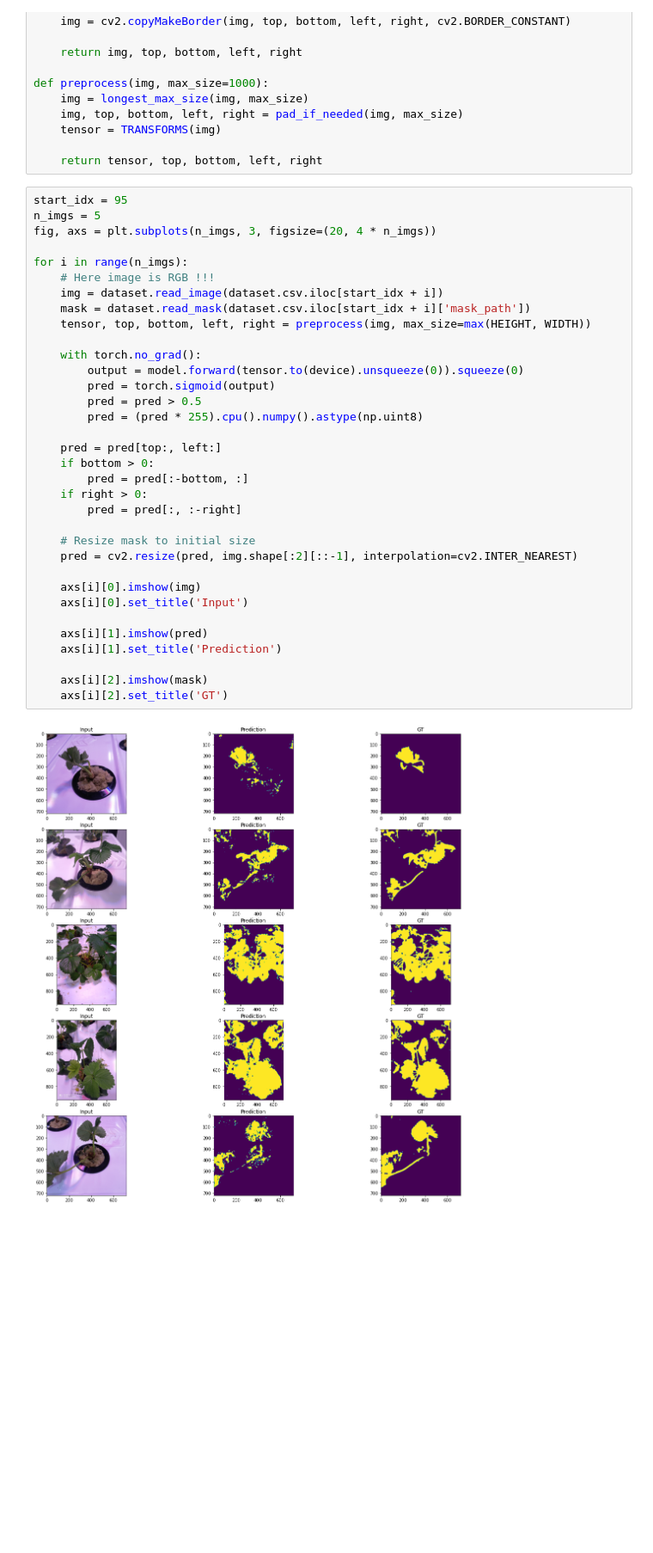
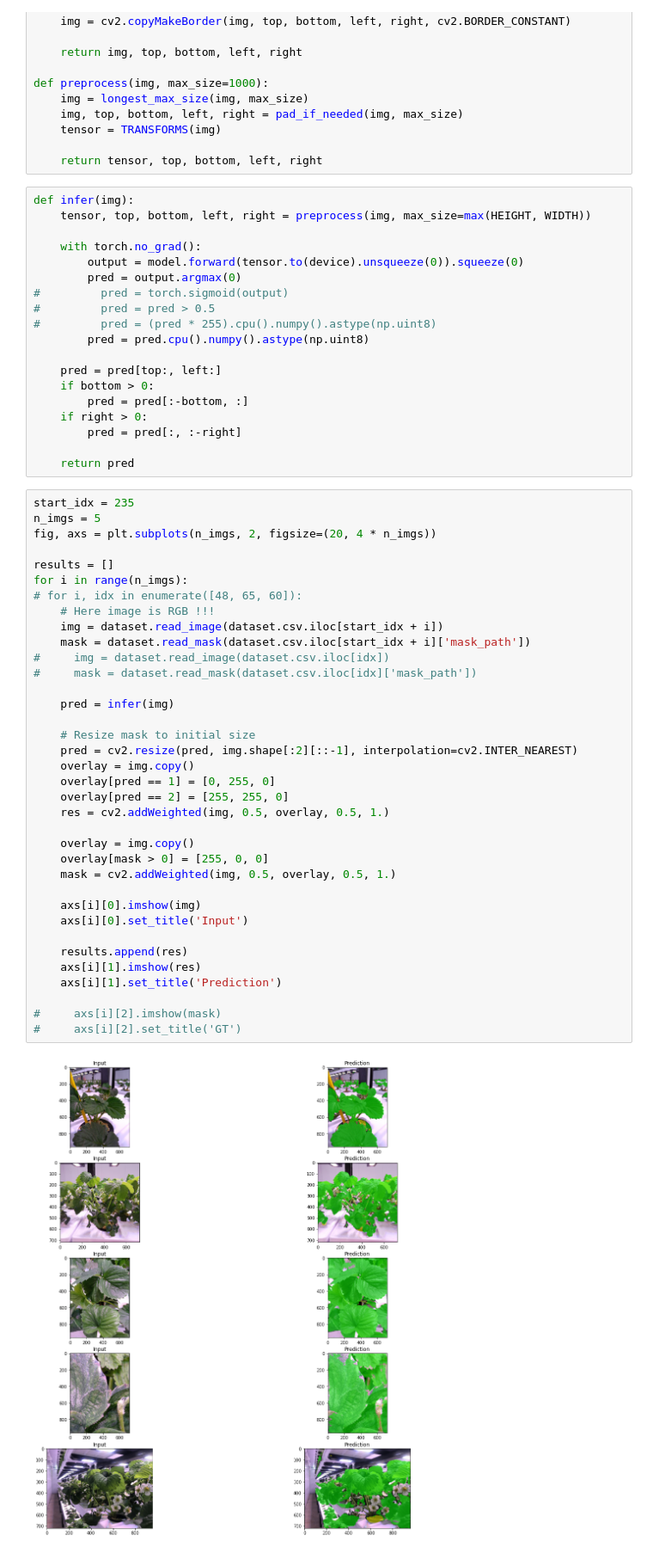
Before and after one commit to eora-ai/torchok, a Jupyter notebook: notebooks/Eval.ipynb, the cells around one changed output. Shown at 86% size. Saved outputs shown, nothing was run; the diff lists cells and outputs as text; blank space fills up the shorter version.

```diff
--- a/notebooks/Eval.ipynb
+++ b/notebooks/Eval.ipynb
@@ -97,39 +101,60 @@ def preprocess(img, max_size=1000):
     tensor = TRANSFORMS(img)
 
     return tensor, top, bottom, left, right
+# %%
+def infer(img):
+    tensor, top, bottom, left, right = preprocess(img, max_size=max(HEIGHT, WIDTH))
+
+    with torch.no_grad():
+        output = model.forward(tensor.to(device).unsqueeze(0)).squeeze(0)
+        pred = output.argmax(0)
+#         pred = torch.sigmoid(output)
+#         pred = pred > 0.5
+#         pred = (pred * 255).cpu().numpy().astype(np.uint8)
+        pred = pred.cpu().numpy().astype(np.uint8)
+
+    pred = pred[top:, left:]
+    if bottom > 0:
+        pred = pred[:-bottom, :]
+    if right > 0:
+        pred = pred[:, :-right]
+
+    return pred
 # %%
-start_idx = 95
+start_idx = 235
 n_imgs = 5
-fig, axs = plt.subplots(n_imgs, 3, figsize=(20, 4 * n_imgs))
+fig, axs = plt.subplots(n_imgs, 2, figsize=(20, 4 * n_imgs))
 
+results = []
 for i in range(n_imgs):
+# for i, idx in enumerate([48, 65, 60]):
     # Here image is RGB !!!
     img = dataset.read_image(dataset.csv.iloc[start_idx + i])
     mask = dataset.read_mask(dataset.csv.iloc[start_idx + i]['mask_path'])
-    tensor, top, bottom, left, right = preprocess(img, max_size=max(HEIGHT, WIDTH))
+#     img = dataset.read_image(dataset.csv.iloc[idx])
+#     mask = dataset.read_mask(dataset.csv.iloc[idx]['mask_path'])
 
-    with torch.no_grad():
-        output = model.forward(tensor.to(device).unsqueeze(0)).squeeze(0)
-        pred = torch.sigmoid(output)
-        pred = pred > 0.5
-        pred = (pred * 255).cpu().numpy().astype(np.uint8)
-
-    pred = pred[top:, left:]
-    if bottom > 0:
-        pred = pred[:-bottom, :]
-    if right > 0:
-        pred = pred[:, :-right]
+    pred = infer(img)
 
     # Resize mask to initial size
     pred = cv2.resize(pred, img.shape[:2][::-1], interpolation=cv2.INTER_NEAREST)
+    overlay = img.copy()
+    overlay[pred == 1] = [0, 255, 0]
+    overlay[pred == 2] = [255, 255, 0]
+    res = cv2.addWeighted(img, 0.5, overlay, 0.5, 1.)
+
+    overlay = img.copy()
+    overlay[mask > 0] = [255, 0, 0]
+    mask = cv2.addWeighted(img, 0.5, overlay, 0.5, 1.)
 
     axs[i][0].imshow(img)
     axs[i][0].set_title('Input')
 
-    axs[i][1].imshow(pred)
+    results.append(res)
+    axs[i][1].imshow(res)
     axs[i][1].set_title('Prediction')
 
-    axs[i][2].imshow(mask)
-    axs[i][2].set_title('GT')
+#     axs[i][2].imshow(mask)
+#     axs[i][2].set_title('GT')
 # %% [output]
-[figure, old version]
+[figure, new version]
```
Also changed, not shown: parts of 10 cells of this notebook, 2 other files.
